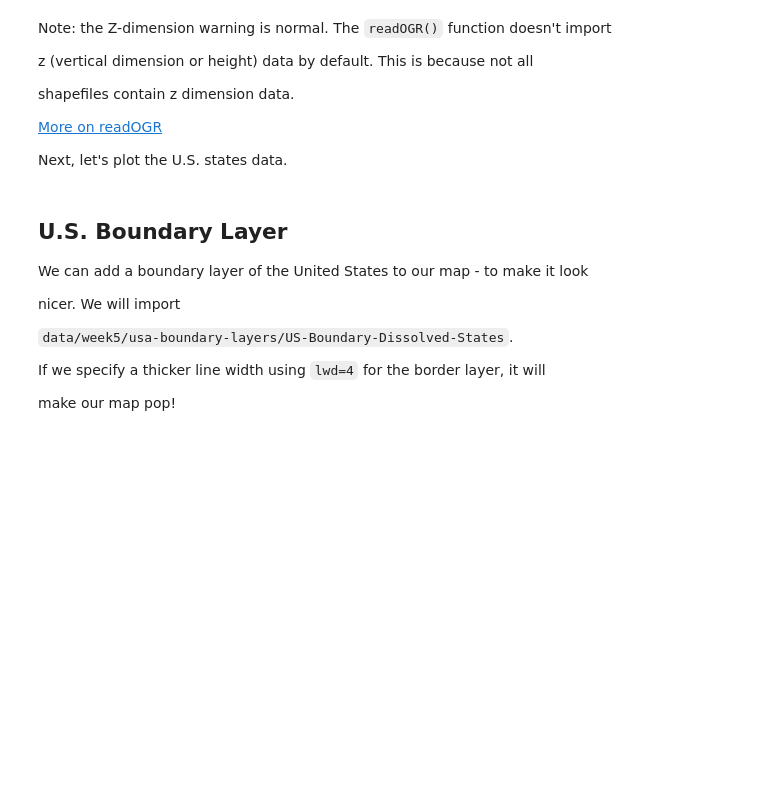
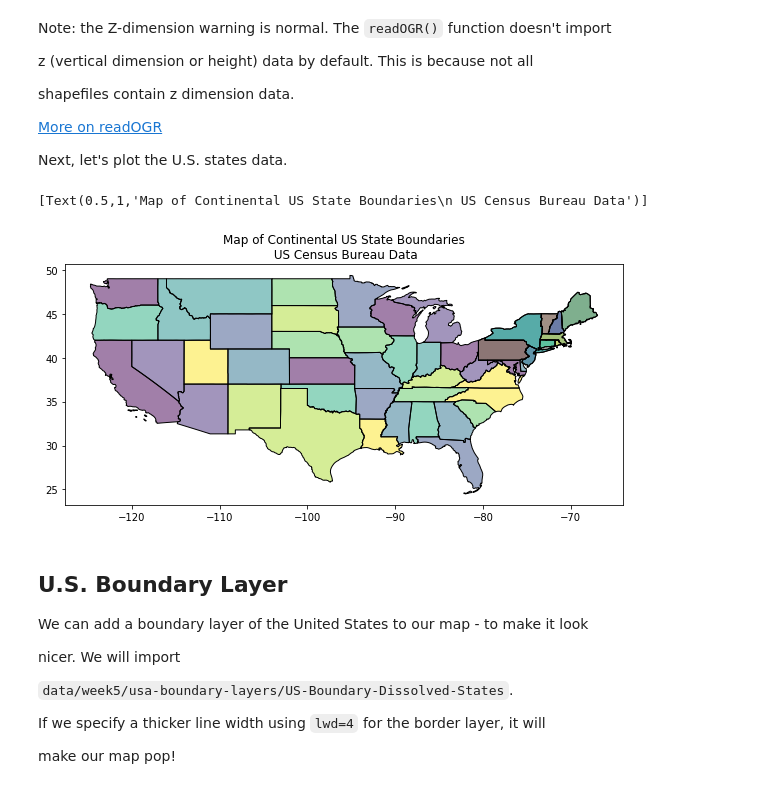
Before and after one commit to choldgraf/earthlab.github.io, a Jupyter notebook: _posts/course-materials/earth-analytics/python/live/week-5/in-class/2016-12-06-spatial04-reproject-vector-data-R.ipynb, the cells around one changed output. Drawn from its saved outputs; the diff is of its cells as text; code cells hidden in the pictures; blank space fills up the shorter version.

````diff
--- a/_posts/course-materials/earth-analytics/python/live/week-5/in-class/2016-12-06-spatial04-reproject-vector-data-R.ipynb
+++ b/_posts/course-materials/earth-analytics/python/live/week-5/in-class/2016-12-06-spatial04-reproject-vector-data-R.ipynb
@@ -191,18 +197,22 @@ these data have been modified and reprojected from the original data downloaded
 
 from the Census website to support the learning goals of this tutorial.
 # %%
-```{r read-csv }
+# ```{r read-csv }
 
-# Import the shapefile data into R
+# # Import the shapefile data into R
 
-state_boundary_us <- readOGR("data/week5/usa-boundary-layers",
+# state_boundary_us <- readOGR("week5/usa-boundary-layers",
 
-          "US-State-Boundaries-Census-2014")
+#           "US-State-Boundaries-Census-2014")
 
 
 
-# view data structure
+# # view data structure
 
-class(state_boundary_us)
+# class(state_boundary_us)
 
-```
+# ```
+
+path_data = '../../../../../../../data/'
+state_boundary_us = gpd.read_file(path_data + 'week05/usa-boundary-layers/US-State-Boundaries-Census-2014.shp')
+state_boundary_us.head()
@@ -221,15 +238,21 @@ shapefiles contain z dimension data.
 
 Next, let's plot the U.S. states data.
 # %%
-```{r find-coordinates, fig.cap="Plot of the continental united states." }
+# ```{r find-coordinates, fig.cap="Plot of the continental united states." }
 
-# view column names
+# # view column names
 
-plot(state_boundary_us,
+# plot(state_boundary_us,
 
-     main="Map of Continental US State Boundaries\n US Census Bureau Data")
+#      main="Map of Continental US State Boundaries\n US Census Bureau Data")
 
-```
+# ```
+
+ax = state_boundary_us.plot(figsize=(10, 10))
+ax.set(title="Map of Continental US State Boundaries\n US Census Bureau Data")
+# %% [output]
+[Text(0.5,1,'Map of Continental US State Boundaries\n US Census Bureau Data')]
+[figure, added]
 # %% [markdown]
 
 
````
Also changed, not shown: parts of 12 cells of this notebook, 1 other file.
